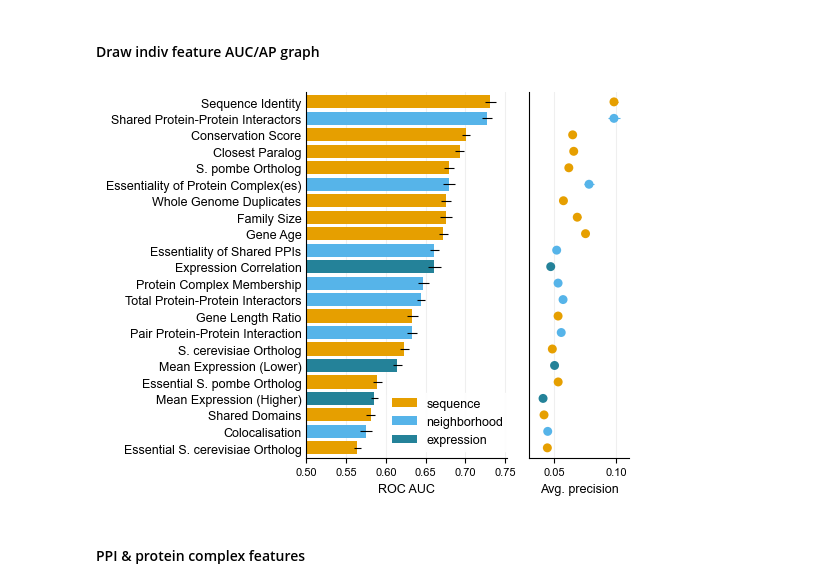
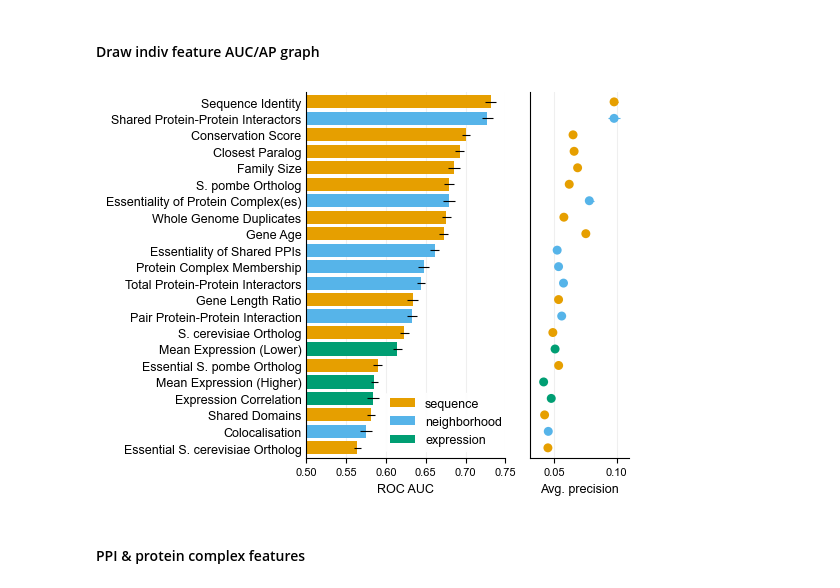
Before and after one commit to DeKegel/paralog_SL_prediction, a Jupyter notebook: 2_data_analysis/02_indiv_feature_analysis.ipynb, the cells around one changed output. Saved outputs shown, nothing was run; the diff lists cells and outputs as text; code cells hidden in the pictures.

```diff
--- a/2_data_analysis/02_indiv_feature_analysis.ipynb
+++ b/2_data_analysis/02_indiv_feature_analysis.ipynb
@@ -88,12 +85,9 @@ all_features = pd.DataFrame([
     ['mean_age',                               'sequence',              1,      0],
     ['either_in_complex',                      'neighborhood',          1,      0],
     ['either_in_essential_complex',            'neighborhood',          0,      0],
-    ['mean_complex_ceres_score',               'neighborhood',          0,      0],
     ['mean_complex_essentiality',              'neighborhood',          1,      0],
-    ['mean_percent_essential_in_complex',      'neighborhood',          0,      0],
     ['colocalisation',                         'neighborhood',          1,      0],
     ['interact',                               'neighborhood',          1,      0],
-    ['direct',                                 'neighborhood',          0,      0],
     ['n_total_ppi',                            'neighborhood',          1,      0],
     ['n_shared_ppi',                           'neighborhood',          0,      0],
     ['shared_ppi_jaccard_idx',                 'neighborhood',          0,      0],
@@ -152,6 +146,7 @@ def calc_feature_roc_aucs(pairs, features_df):
         roc_aucs = []; APs = []
 
         # Use pos or neg feature values, depending on higher ROCAUC
+        roc_auc = 0; avg_precision = 0
         if pos_score > neg_score:
             roc_auc = pos_score
             direction = '+'
@@ -160,7 +155,7 @@ def calc_feature_roc_aucs(pairs, features_df):
                 roc_aucs.append(roc_auc_score(pairs.iloc[test_idx].SL, pairs.iloc[test_idx][feature]))
                 APs.append(average_precision_score(pairs.iloc[test_idx].SL, pairs.iloc[test_idx][feature]))
         else:
-            roc_auv = neg_score
+            roc_auc = neg_score
             direction = '-'
             avg_precision = average_precision_score(pairs.SL, -pairs[feature])
             for train_idx, test_idx in cv.split(pairs[feature], pairs.SL):
@@ -172,6 +167,7 @@ def calc_feature_roc_aucs(pairs, features_df):
                                      avg_precision, np.mean(APs), stats.sem(APs), row.category, direction]
 
     feature_aucs = feature_aucs.reset_index().rename(columns={'index':'feature'})
+    feature_aucs = pd.merge(feature_aucs, feature_name_map[['feature','simple_name']])
     return feature_aucs
 # %%
 feature_aucs = calc_feature_roc_aucs(depmap_pairs, all_features[(all_features.include==1) | (all_features.yeast==1)])
@@ -200,13 +196,13 @@ table_s6.to_excel(file_table_s6, index=0)
 # %%
 def draw_feature_auc_chart(feature_aucs, axes, color_dict, with_error=True, xlim=0.752, xlim2=0.11):
     # ROC-AUC
-    sns.barplot(x='roc_auc', y='feature', hue='category', data=feature_aucs, ax=axes[0], dodge=False,
+    sns.barplot(x='roc_auc', y='simple_name', hue='category', data=feature_aucs, ax=axes[0], dodge=False,
                 palette=list(color_dict.values()), hue_order=list(color_dict.keys()), saturation=1)
     if with_error:
         axes[0].errorbar(y=feature_aucs.feature, x=feature_aucs.roc_auc, xerr=feature_aucs.roc_auc_sem,
                          fmt='none', color='black', linewidth=0.8, capsize=0)
     # AP
-    sns.pointplot(x='avg_precision', y='feature', hue='category', data=feature_aucs, ax=axes[1], dodge=False,
+    sns.pointplot(x='avg_precision', y='simple_name', hue='category', data=feature_aucs, ax=axes[1], dodge=False,
                   join=False, palette=list(color_dict.values()), hue_order=list(color_dict.keys()), saturation=1,
                   scale=1.1, ci=None)
     if with_error:
@@ -225,19 +221,16 @@ def draw_feature_auc_chart(feature_aucs, axes, color_dict, with_error=True, xlim
     axes[1].tick_params(axis='y', which='both', length=0)
     axes[1].set_xlabel('Avg. precision'); axes[1].set_ylabel('')
 # %%
-# Merge in feature labels
-df = pd.merge(feature_aucs[feature_aucs.feature.isin(all_features[all_features.include==1].feature)],
-              feature_name_map[['feature','simple_name']]).sort_values('roc_auc', ascending=False)
-df = df.assign(feature = df.simple_name)
+feature_aucs = calc_feature_roc_aucs(depmap_pairs, all_features[(all_features.include==1)])
 
 with plt.rc_context({'ytick.labelsize':9}):
     f, axes = plt.subplots(1, 2, figsize=(5.5,4.3), sharey=True, gridspec_kw={'width_ratios': [2, 1]})
-    color_dict = {'sequence':'#E69F00', 'neighborhood':'#56B4E9', 'expression':'#248299'}
-    draw_feature_auc_chart(df, axes, color_dict)
+    color_dict = {'sequence':'#e69f00', 'neighborhood':'#56b4e9', 'expression':'#009e73'}
+    draw_feature_auc_chart(feature_aucs.sort_values('roc_auc', ascending=False), axes, color_dict, xlim=0.75, xlim2=0.11)
     plt.tight_layout()
-    #plt.savefig("../figures/for_paper/feature_aucs.svg", dpi=300, bbox_inches="tight")
+    plt.savefig("../figures/for_paper/fig_2A.svg", dpi=300)
 # %% [output]
-[figure, old version]
+[figure, new version]
 # %% [markdown]
 #### PPI & protein complex features
 # %%
```
Also changed, not shown: parts of 3 cells of this notebook.
